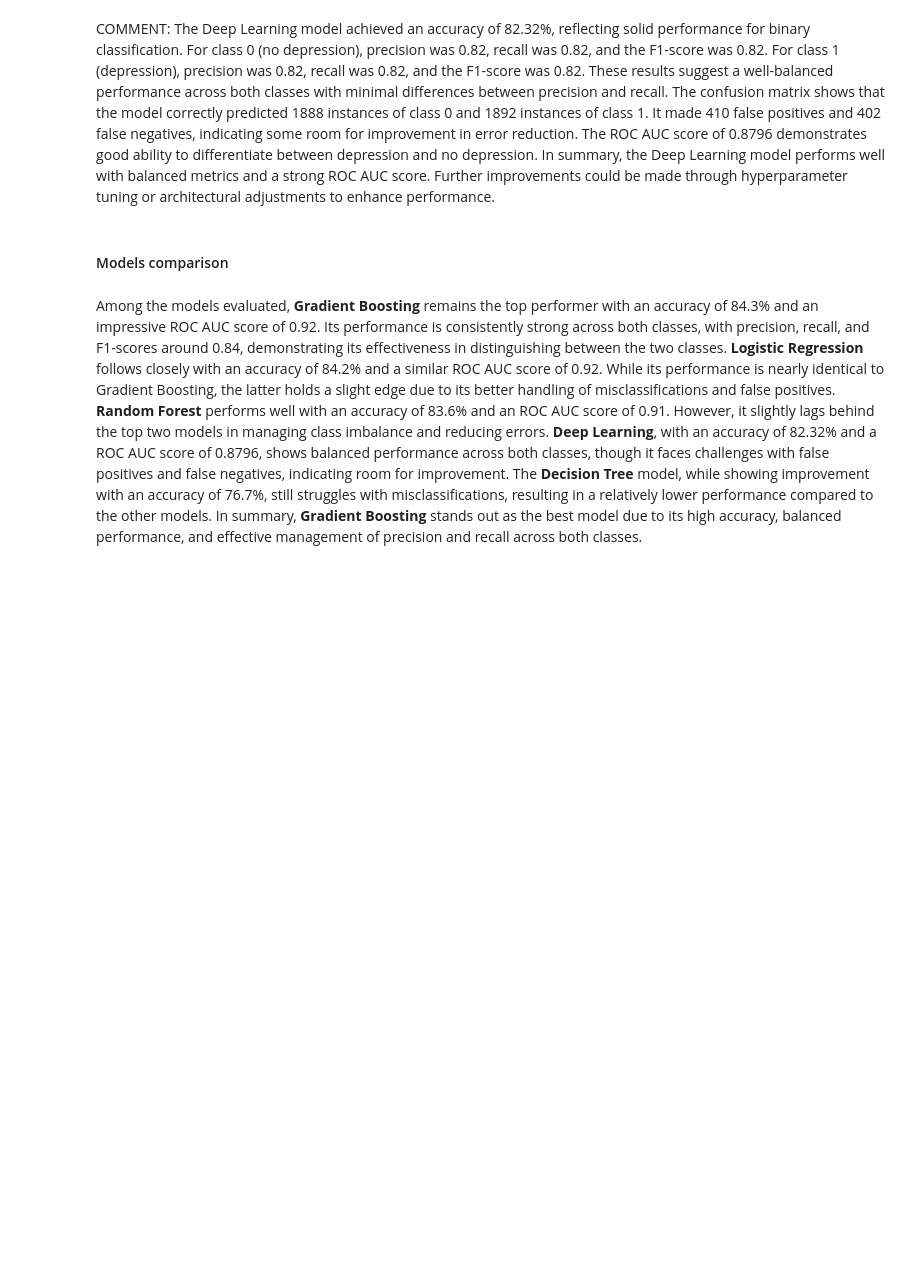
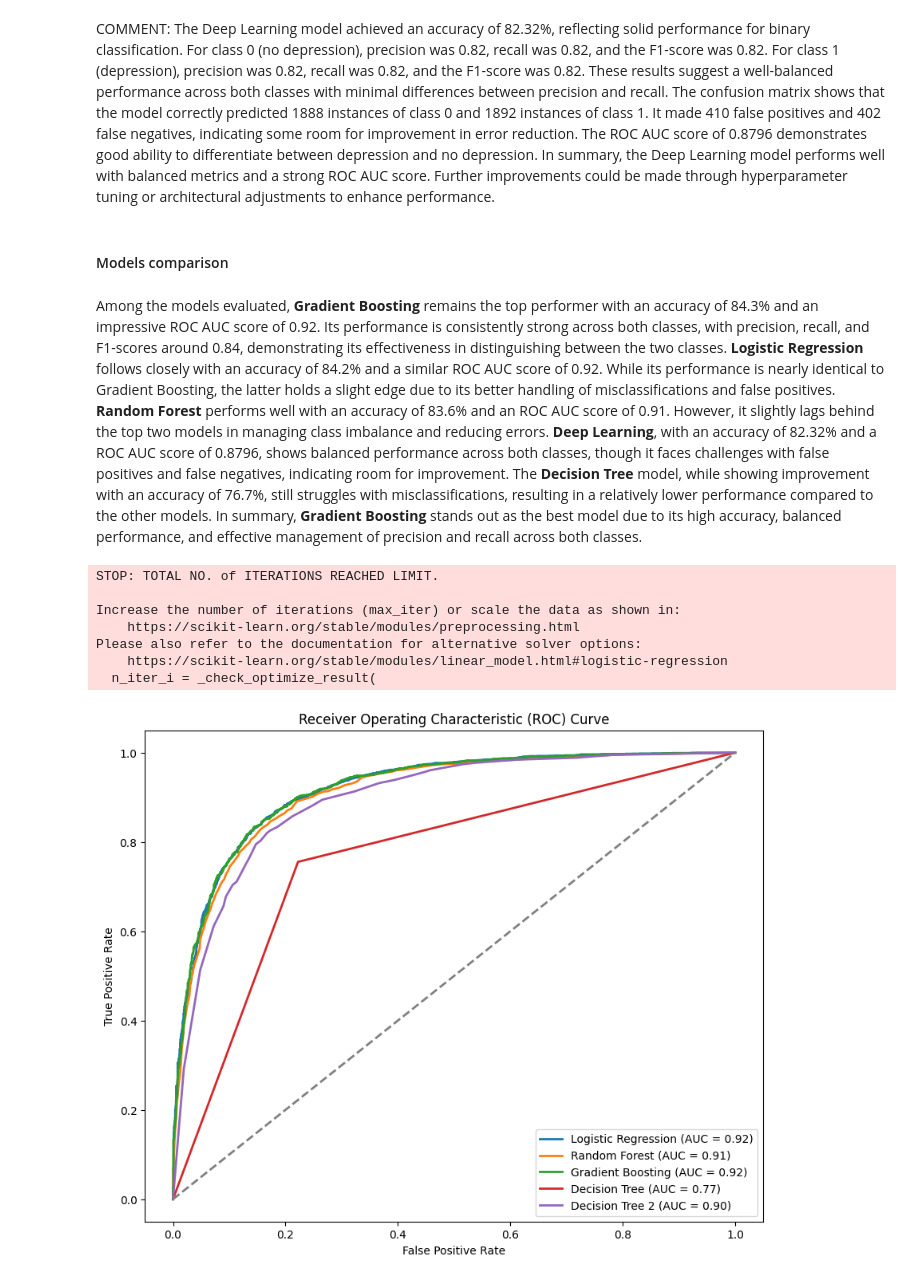
Before and after one commit to NaDub/ML_2024, a Jupyter notebook: ML project_Cappiello, Dubourg, Sartori .ipynb, the cells around one changed output. Saved outputs shown, nothing was run; the diff lists cells and outputs as text; code cells hidden in the pictures; blank space fills up the shorter version.

```diff
--- a/ML project_Cappiello, Dubourg, Sartori .ipynb
+++ b/ML project_Cappiello, Dubourg, Sartori .ipynb
@@ -2092,3 +2083,52 @@ Among the models evaluated, **Gradient Boosting** remains the top performer with
 **Deep Learning**, with an accuracy of 82.32% and a ROC AUC score of 0.8796, shows balanced performance across both classes, though it faces challenges with false positives and false negatives, indicating room for improvement.
 The **Decision Tree** model, while showing improvement with an accuracy of 76.7%, still struggles with misclassifications, resulting in a relatively lower performance compared to the other models.
 In summary, **Gradient Boosting** stands out as the best model due to its high accuracy, balanced performance, and effective management of precision and recall across both classes.
+# %%
+
+
+from sklearn.metrics import roc_curve, auc
+
+models = {
+    'Logistic Regression': log_reg_model,
+    'Random Forest': rf_model,
+    'Gradient Boosting': gb_model,
+    'Decision Tree':dt_model,
+    'Decision Tree 2':dt2_model
+}
+
+
+# Tracer les courbes ROC pour chaque modèle
+plt.figure(figsize=(10, 8))
+
+for model_name, model in models.items():
+    # Ajuster le modèle
+    model.fit(X_train, y_train)
+    y_prob = model.predict_proba(X_test)[:, 1]
+    fpr, tpr, _ = roc_curve(y_test, y_prob)
+
+    # Calculer l'AUC
+    roc_auc = auc(fpr, tpr)
+
+    # Tracer la courbe ROC
+    plt.plot(fpr, tpr, lw=2, label=f'{model_name} (AUC = {roc_auc:.2f})')
+
+# Tracer la ligne diagonale (chance aléatoire)
+plt.plot([0, 1], [0, 1], color='gray', linestyle='--', lw=2)
+
+# Ajouter des labels et un titre
+plt.xlabel('False Positive Rate')
+plt.ylabel('True Positive Rate')
+plt.title('Receiver Operating Characteristic (ROC) Curve')
+plt.legend(loc='lower right')
+
+# Afficher le graphique
+plt.show()
+# %% [output]
+STOP: TOTAL NO. of ITERATIONS REACHED LIMIT.
+
+Increase the number of iterations (max_iter) or scale the data as shown in:
+    https://scikit-learn.org/stable/modules/preprocessing.html
+Please also refer to the documentation for alternative solver options:
+    https://scikit-learn.org/stable/modules/linear_model.html#logistic-regression
+  n_iter_i = _check_optimize_result(
+[figure, added]
```
Also changed, not shown: parts of 10 cells of this notebook, 4 other files.
